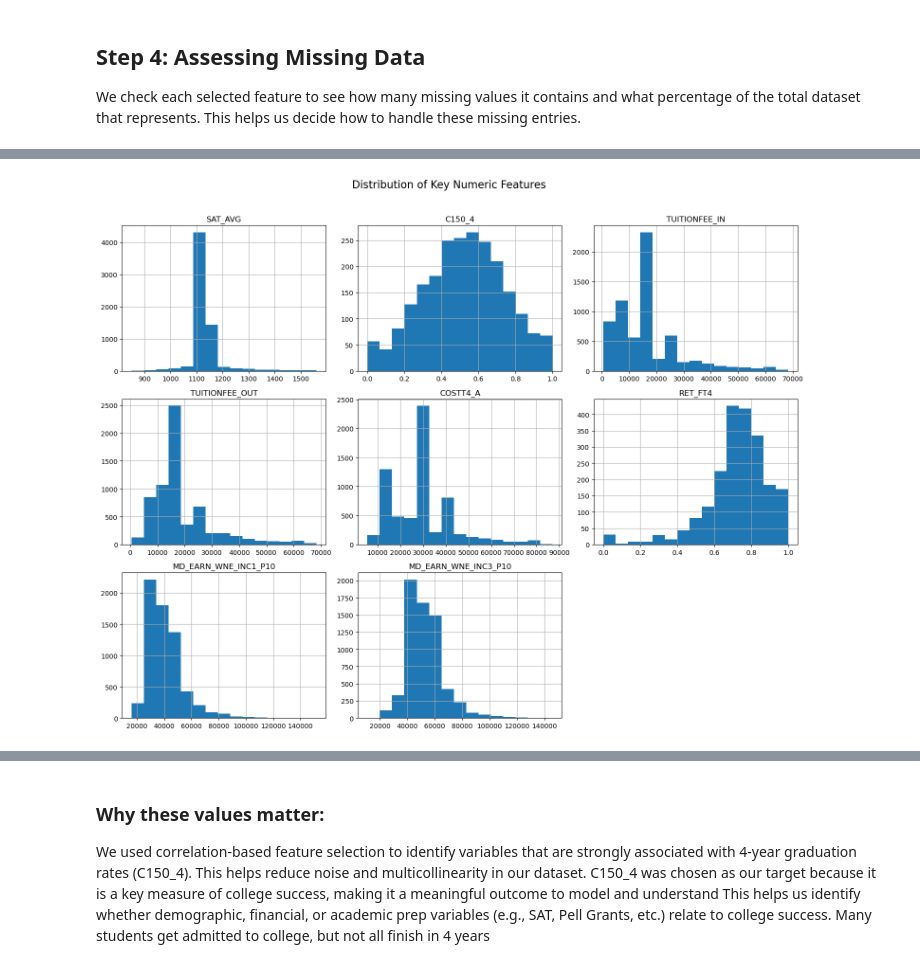
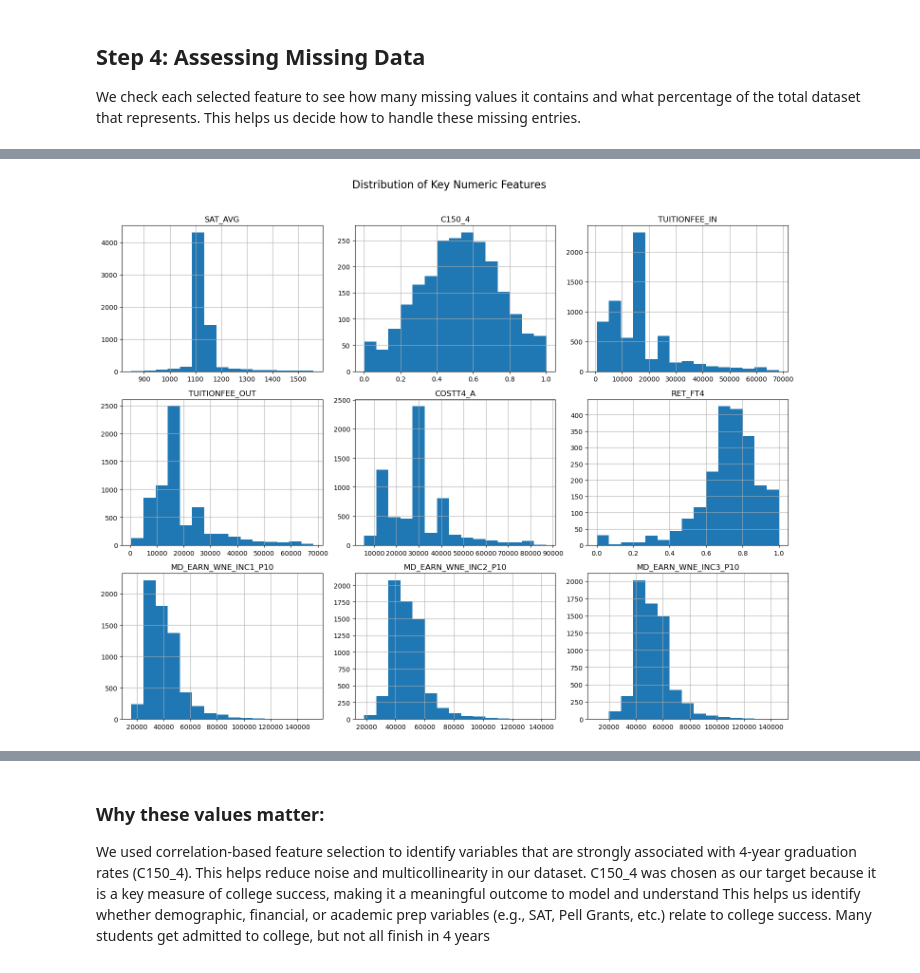
Before and after one commit to Connerj1234/4780-Project, a Jupyter notebook: preprocessing.ipynb, the cells around one changed output, grey strips where cells are left out. Saved outputs shown, nothing was run; the diff lists cells and outputs as text; code cells hidden in the pictures.

```diff
--- a/preprocessing.ipynb
+++ b/preprocessing.ipynb
@@ -135,10 +167,6 @@ impute_columns = [
 # Group by 'CONTROL' (1 = Public, 2 = Private nonprofit, 3 = Private for-profit)
 group_col = 'CONTROL'
 
-# Create missing value flags (this could be useful for modeling later)
-for col in impute_columns:
-    df_relevant[f'{col}_missing'] = df_relevant[col].isna().astype(int)
-
 # Fill missing values with group median
 for col in impute_columns:
     df_relevant[col] = df_relevant.groupby(group_col)[col].transform(lambda x: x.fillna(x.median()))
@@ -198,0 +196,9 @@ display(control_medians)
+# %%
+# Tuition Gap: Difference between out-of-state and in-state tuition
+df_relevant['TUITION_GAP'] = df_relevant['TUITIONFEE_OUT'] - df_relevant['TUITIONFEE_IN']
+
+# Pell Grant Difference: To compare direct school submissions vs derived stats
+df_relevant['PELL_GAP'] = df_relevant['PCTPELL_DCS'] - df_relevant['PCTPELL']
+
+# Display the new columns
+df_relevant[['TUITIONFEE_IN', 'TUITIONFEE_OUT', 'TUITION_GAP', 'PCTPELL', 'PCTPELL_DCS', 'PELL_GAP']].head()
@@ -199,11 +226,11 @@ display(control_medians)
 # %%
 # Histograms for numerical features
 numeric_cols = ['SAT_AVG', 'C150_4', 'TUITIONFEE_IN', 'TUITIONFEE_OUT', 'COSTT4_A',
-                'RET_FT4', 'MD_EARN_WNE_INC1_P10', 'MD_EARN_WNE_INC3_P10']
+                'RET_FT4', 'MD_EARN_WNE_INC1_P10', 'MD_EARN_WNE_INC2_P10','MD_EARN_WNE_INC3_P10']
 
 df_relevant[numeric_cols].hist(figsize=(15, 12), bins=15)
 plt.suptitle("Distribution of Key Numeric Features", fontsize=16)
 plt.tight_layout(rect=[0, 0, 1, 0.96])
 plt.show()
 # %% [output]
-[figure, old version]
+[figure, new version]
```
Also changed, not shown: parts of 30 cells of this notebook, 5 other files.
